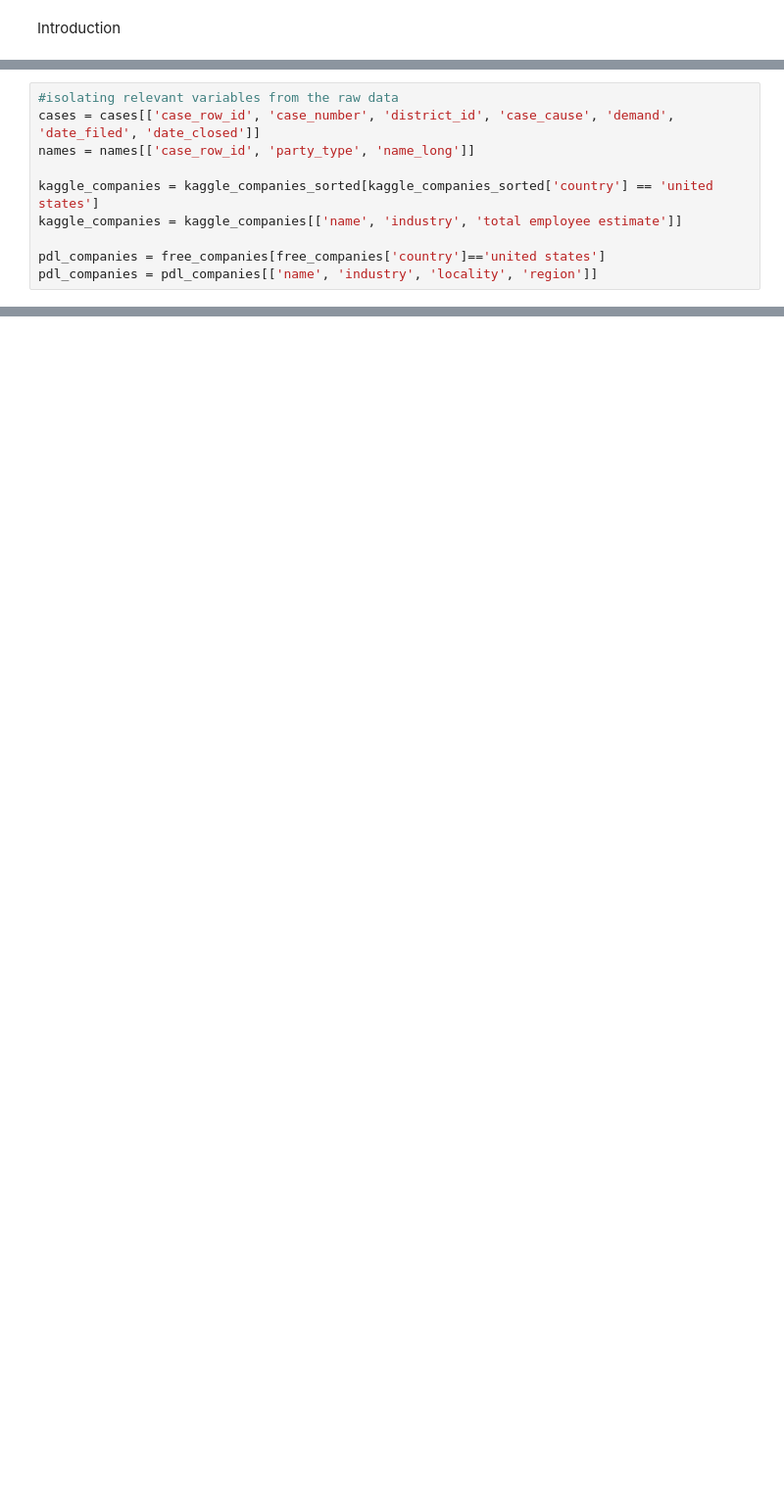
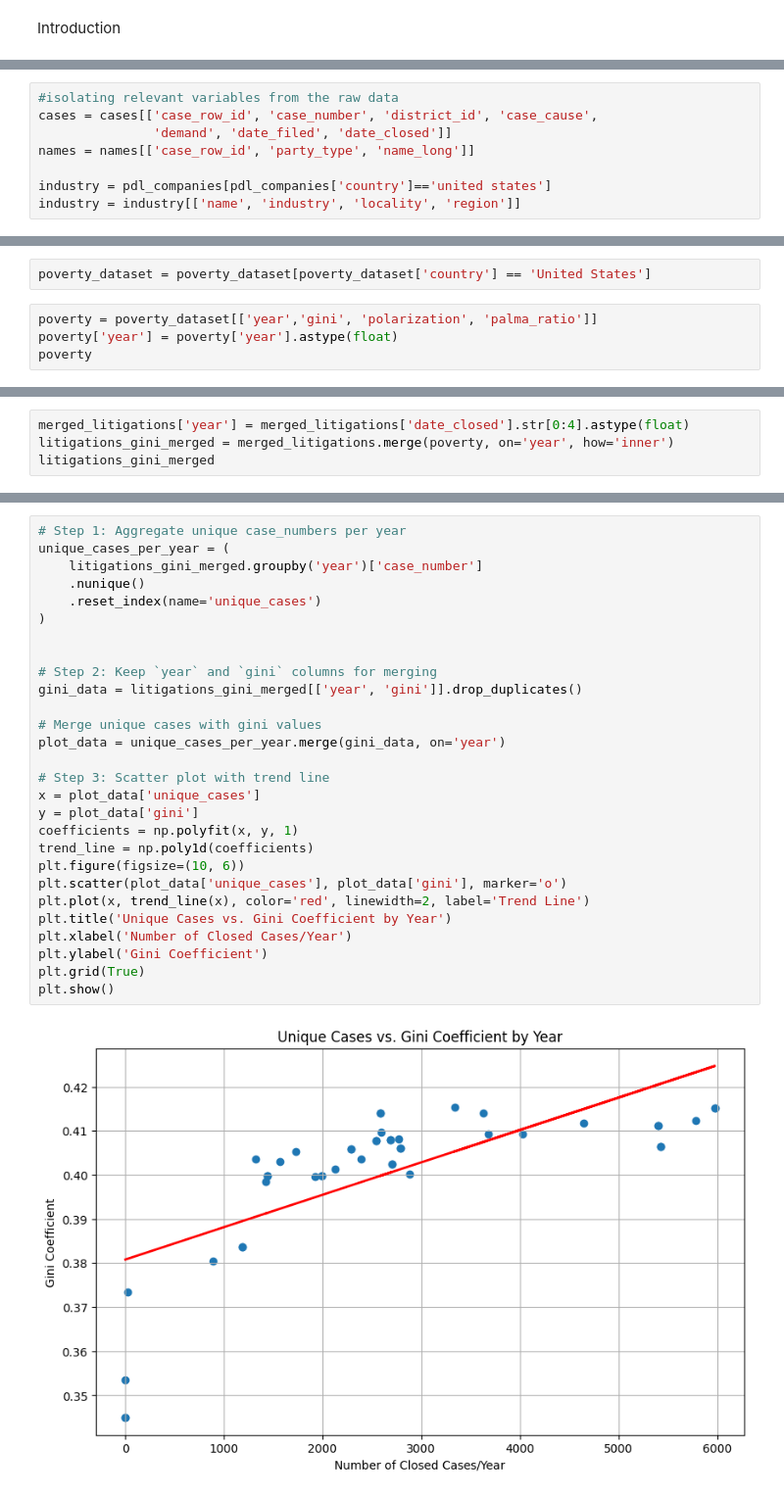
Before and after one commit to Sai0472003/PatentLitigation_Impact, a Jupyter notebook: Project1.ipynb, the cells around one changed output, grey strips where cells are left out. Shown at 98% size. Cells and saved outputs as stored; diff of their text form; blank space fills up the shorter version.

```diff
--- a/Project1.ipynb
+++ b/Project1.ipynb
@@ -16,13 +21,11 @@ people_data_labs_companies = pd.read_csv("free_company_dataset.csv", on_bad_line
 # %%
 #isolating relevant variables from the raw data
-cases = cases[['case_row_id', 'case_number', 'district_id', 'case_cause', 'demand', 'date_filed', 'date_closed']]
+cases = cases[['case_row_id', 'case_number', 'district_id', 'case_cause',
+               'demand', 'date_filed', 'date_closed']]
 names = names[['case_row_id', 'party_type', 'name_long']]
 
-kaggle_companies = kaggle_companies_sorted[kaggle_companies_sorted['country'] == 'united states']
-kaggle_companies = kaggle_companies[['name', 'industry', 'total employee estimate']]
-
-pdl_companies = free_companies[free_companies['country']=='united states']
-pdl_companies = pdl_companies[['name', 'industry', 'locality', 'region']]
+industry = pdl_companies[pdl_companies['country']=='united states']
+industry = industry[['name', 'industry', 'locality', 'region']]
 # %%
 #merging the litigations files
 merged_litigations = pd.merge(cases, names, on='case_row_id', how='inner')
@@ -58,0 +68,6 @@ complete_merged
+# %%
+poverty_dataset = poverty_dataset[poverty_dataset['country'] == 'United States']
+# %%
+poverty = poverty_dataset[['year','gini', 'polarization', 'palma_ratio']]
+poverty['year'] = poverty['year'].astype(float)
+poverty
@@ -58,0 +93,4 @@ complete_merged
+# %%
+merged_litigations['year'] = merged_litigations['date_closed'].str[0:4].astype(float)
+litigations_gini_merged = merged_litigations.merge(poverty, on='year', how='inner')
+litigations_gini_merged
@@ -58,0 +127,30 @@ complete_merged
+# %%
+# Step 1: Aggregate unique case_numbers per year
+unique_cases_per_year = (
+    litigations_gini_merged.groupby('year')['case_number']
+    .nunique()
+    .reset_index(name='unique_cases')
+)
+
+
+# Step 2: Keep `year` and `gini` columns for merging
+gini_data = litigations_gini_merged[['year', 'gini']].drop_duplicates()
+
+# Merge unique cases with gini values
+plot_data = unique_cases_per_year.merge(gini_data, on='year')
+
+# Step 3: Scatter plot with trend line
+x = plot_data['unique_cases']
+y = plot_data['gini']
+coefficients = np.polyfit(x, y, 1)
+trend_line = np.poly1d(coefficients)
+plt.figure(figsize=(10, 6))
+plt.scatter(plot_data['unique_cases'], plot_data['gini'], marker='o')
+plt.plot(x, trend_line(x), color='red', linewidth=2, label='Trend Line')
+plt.title('Unique Cases vs. Gini Coefficient by Year')
+plt.xlabel('Number of Closed Cases/Year')
+plt.ylabel('Gini Coefficient')
+plt.grid(True)
+plt.show()
+# %% [output]
+[figure, added]
```
Also changed, not shown: parts of 12 cells of this notebook.
